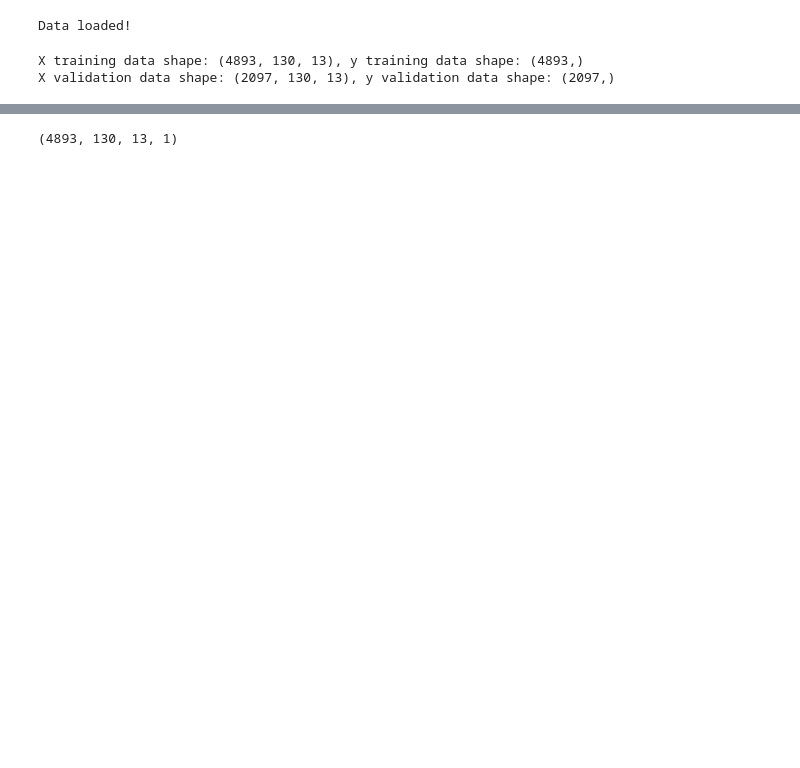
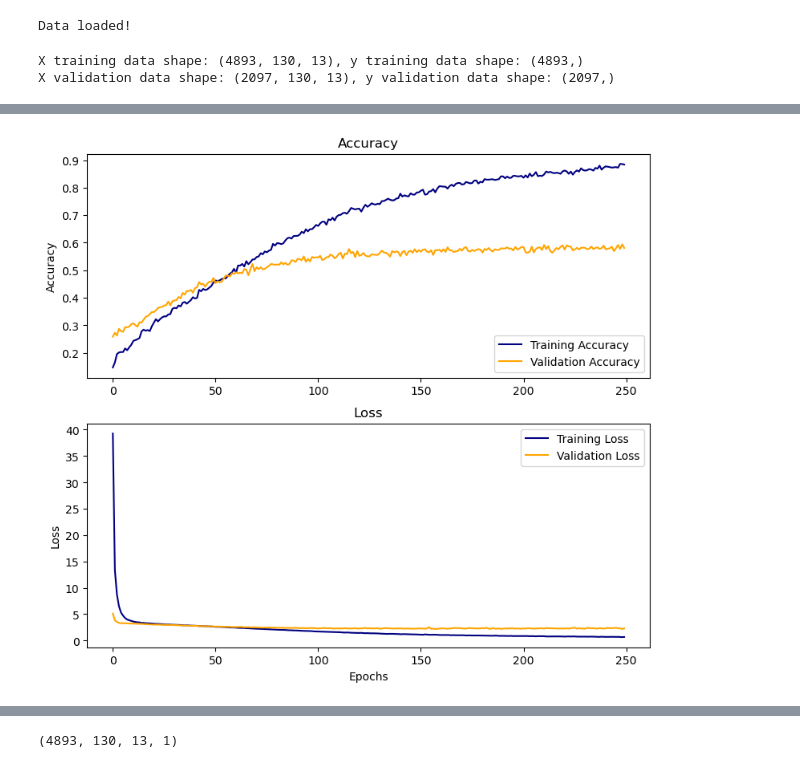
Before and after one commit to SabaaN/Music-Genre-Classifier, a Jupyter notebook: model.ipynb, the cells around one changed output, grey strips where cells are left out. Cells and saved outputs as stored; diff of their text form; code cells hidden in the pictures; blank space fills up the shorter version.

```diff
--- a/model.ipynb
+++ b/model.ipynb
@@ -319,0 +304,14 @@ input_shape = (X_train.shape[1], X_train.shape[2], 1)
+# %%
+model_dnn = Sequential()
+
+# Flatten to dense
+model_dnn.add(Flatten(input_shape=(X.shape[1:3])))
+
+# Create Dense Layers
+model_dnn.add(Dense(512, activation='relu', kernel_regularizer=l2(0.001)))
+model_dnn.add(Dropout(0.3))
+model_dnn.add(Dense(256, activation='relu', kernel_regularizer=l2(0.001)))
+model_dnn.add(Dropout(0.3))
+model_dnn.add(Dense(64, activation='relu', kernel_regularizer=l2(0.001)))
+model_dnn.add(Dropout(0.3))
+model_dnn.add(Dense(10, activation='softmax'))
@@ -319,0 +338,14 @@ input_shape = (X_train.shape[1], X_train.shape[2], 1)
+# %%
+model_dnn.compile(
+    optimizer=Adam(learning_rate=0.0001),
+    loss='sparse_categorical_crossentropy', # loss for multi-class classification
+    metrics=['acc']
+)
+# %%
+hist_dnn = model_dnn.fit(
+    X_train, y_train,
+    validation_data=(X_val, y_val),
+    batch_size=64,
+    epochs=250,
+    verbose=1
+)
@@ -319,0 +378,4 @@ input_shape = (X_train.shape[1], X_train.shape[2], 1)
+# %%
+plot_history(hist_dnn)
+# %% [output]
+[figure, added]
```
Also changed, not shown: parts of 46 cells of this notebook.
